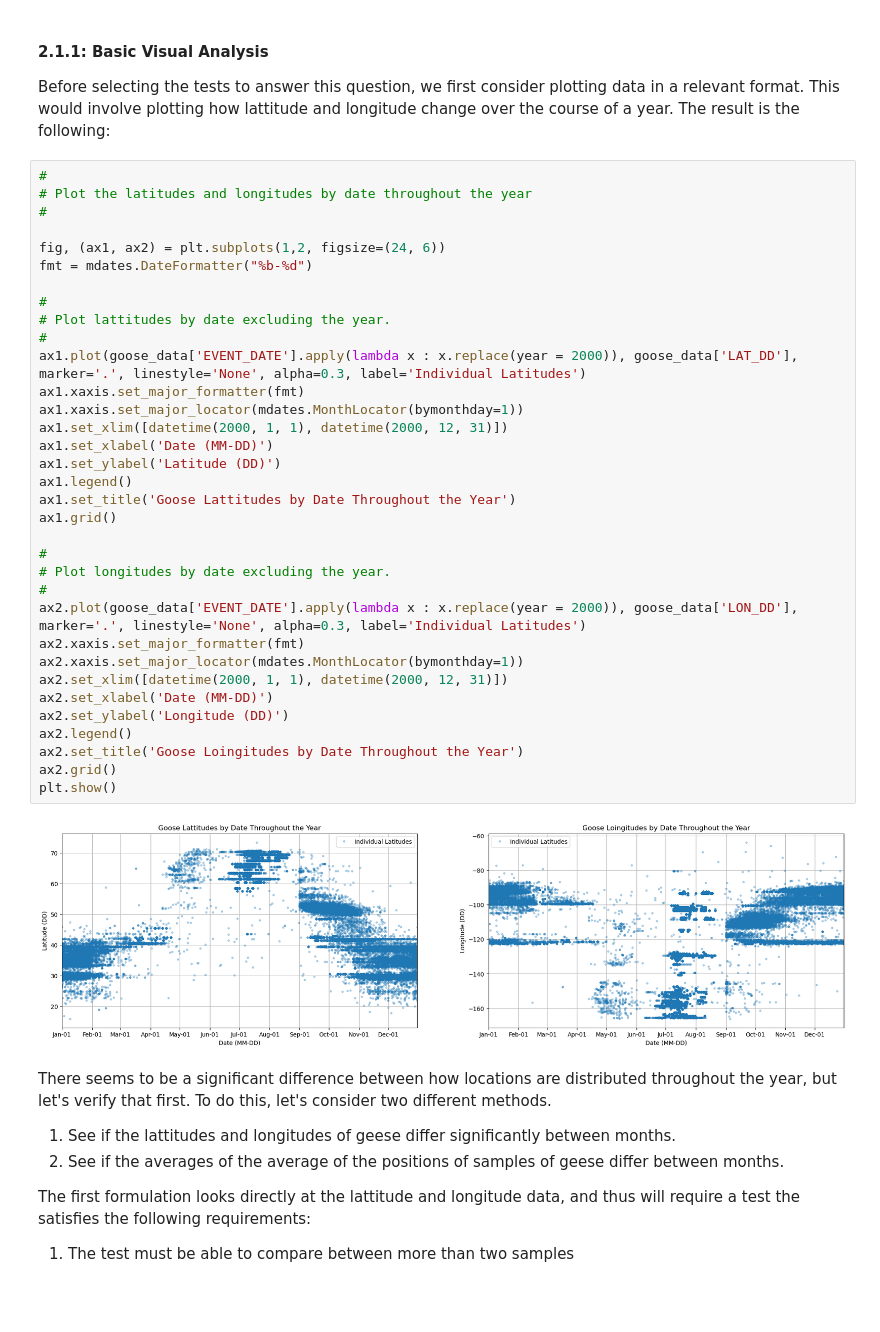
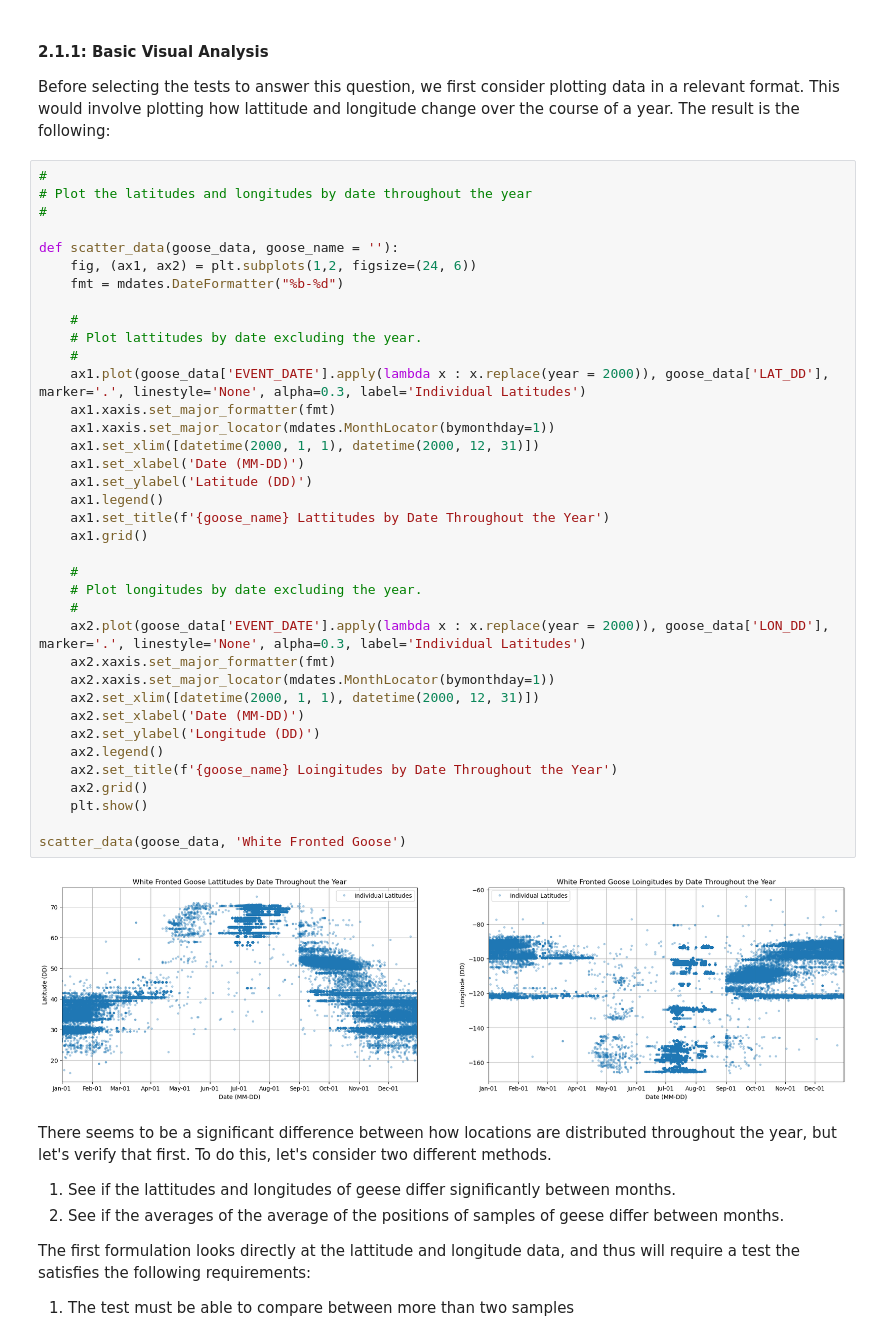
Before and after one commit to BoAndArrows/CMSC320-Final-B-W-Y-C, a Jupyter notebook: white_fronted_goose.ipynb, the cells around one changed output. Drawn from its saved outputs; the diff is of its cells as text; blank space fills up the shorter version.

```diff
--- a/white_fronted_goose.ipynb
+++ b/white_fronted_goose.ipynb
@@ -165,39 +165,42 @@ Before selecting the tests to answer this question, we first consider plotting d
 # %%
 #
 # Plot the latitudes and longitudes by date throughout the year
 #
 
-fig, (ax1, ax2) = plt.subplots(1,2, figsize=(24, 6))
-fmt = mdates.DateFormatter("%b-%d")
+def scatter_data(goose_data, goose_name = ''):
+    fig, (ax1, ax2) = plt.subplots(1,2, figsize=(24, 6))
+    fmt = mdates.DateFormatter("%b-%d")
 
-#
-# Plot lattitudes by date excluding the year.
-#
-ax1.plot(goose_data['EVENT_DATE'].apply(lambda x : x.replace(year = 2000)), goose_data['LAT_DD'], marker='.', linestyle='None', alpha=0.3, label='Individual Latitudes')
-ax1.xaxis.set_major_formatter(fmt)
-ax1.xaxis.set_major_locator(mdates.MonthLocator(bymonthday=1))
-ax1.set_xlim([datetime(2000, 1, 1), datetime(2000, 12, 31)])
-ax1.set_xlabel('Date (MM-DD)')
-ax1.set_ylabel('Latitude (DD)')
-ax1.legend()
-ax1.set_title('Goose Lattitudes by Date Throughout the Year')
-ax1.grid()
+    #
+    # Plot lattitudes by date excluding the year.
+    #
+    ax1.plot(goose_data['EVENT_DATE'].apply(lambda x : x.replace(year = 2000)), goose_data['LAT_DD'], marker='.', linestyle='None', alpha=0.3, label='Individual Latitudes')
+    ax1.xaxis.set_major_formatter(fmt)
+    ax1.xaxis.set_major_locator(mdates.MonthLocator(bymonthday=1))
+    ax1.set_xlim([datetime(2000, 1, 1), datetime(2000, 12, 31)])
+    ax1.set_xlabel('Date (MM-DD)')
+    ax1.set_ylabel('Latitude (DD)')
+    ax1.legend()
+    ax1.set_title(f'{goose_name} Lattitudes by Date Throughout the Year')
+    ax1.grid()
 
-#
-# Plot longitudes by date excluding the year.
-#
-ax2.plot(goose_data['EVENT_DATE'].apply(lambda x : x.replace(year = 2000)), goose_data['LON_DD'], marker='.', linestyle='None', alpha=0.3, label='Individual Latitudes')
-ax2.xaxis.set_major_formatter(fmt)
-ax2.xaxis.set_major_locator(mdates.MonthLocator(bymonthday=1))
-ax2.set_xlim([datetime(2000, 1, 1), datetime(2000, 12, 31)])
-ax2.set_xlabel('Date (MM-DD)')
-ax2.set_ylabel('Longitude (DD)')
-ax2.legend()
-ax2.set_title('Goose Loingitudes by Date Throughout the Year')
-ax2.grid()
-plt.show()
+    #
+    # Plot longitudes by date excluding the year.
+    #
+    ax2.plot(goose_data['EVENT_DATE'].apply(lambda x : x.replace(year = 2000)), goose_data['LON_DD'], marker='.', linestyle='None', alpha=0.3, label='Individual Latitudes')
+    ax2.xaxis.set_major_formatter(fmt)
+    ax2.xaxis.set_major_locator(mdates.MonthLocator(bymonthday=1))
+    ax2.set_xlim([datetime(2000, 1, 1), datetime(2000, 12, 31)])
+    ax2.set_xlabel('Date (MM-DD)')
+    ax2.set_ylabel('Longitude (DD)')
+    ax2.legend()
+    ax2.set_title(f'{goose_name} Loingitudes by Date Throughout the Year')
+    ax2.grid()
+    plt.show()
+
+scatter_data(goose_data, 'White Fronted Goose')
 # %% [output]
-[figure, old version]
+[figure, new version]
 # %% [markdown]
 There seems to be a significant difference between how locations are distributed throughout the year, but let's verify that first. To do this, let's consider two different methods.
 1. See if the lattitudes and longitudes of geese differ significantly between months.
```
Also changed, not shown: 1 other file.
